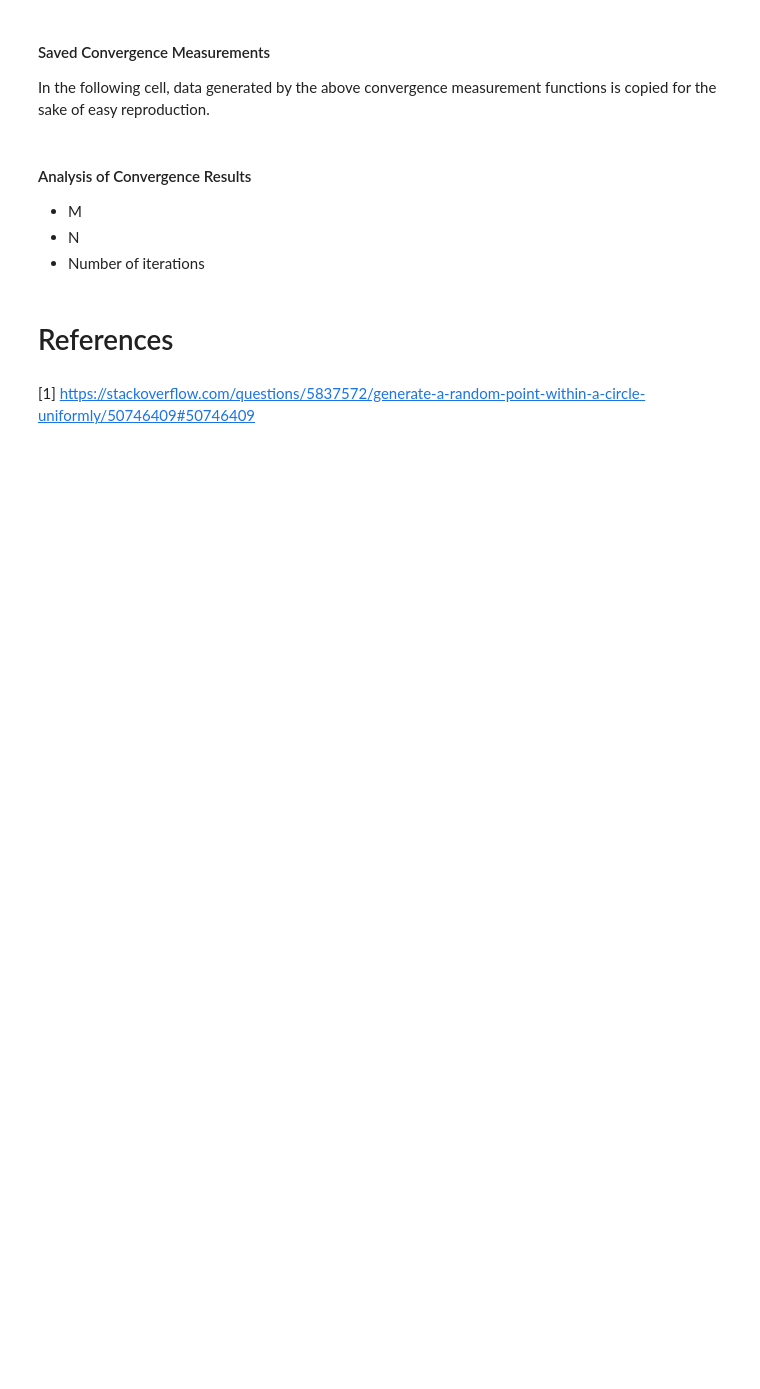
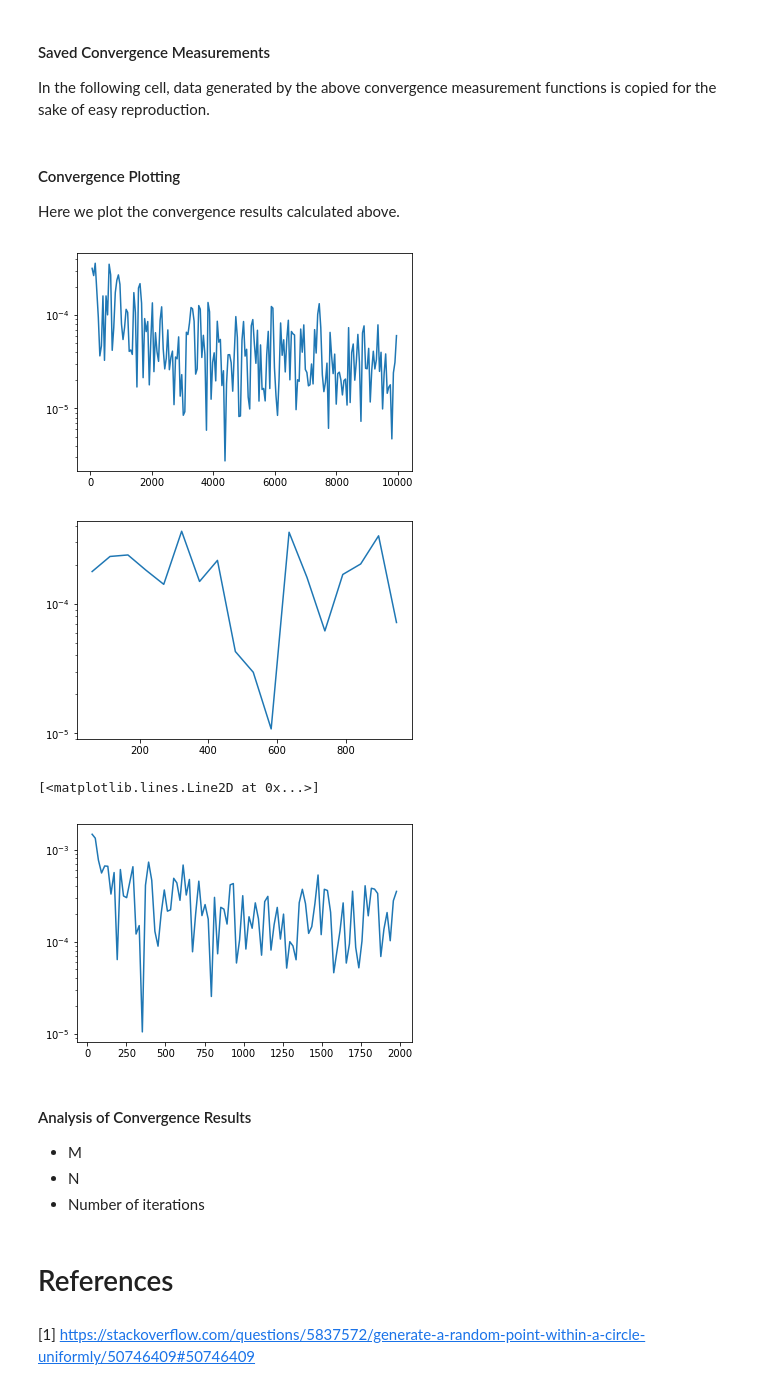
Before and after one commit to sheeshee/High-Performance-Computing-Coursework, a Jupyter notebook: Assignment 1/Assignment 1 Submission.ipynb, the cells around one changed output. Cells and saved outputs as stored; diff of their text form; code cells hidden in the pictures; blank space fills up the shorter version.

```diff
--- a/Assignment 1/Assignment 1 Submission.ipynb
+++ b/Assignment 1/Assignment 1 Submission.ipynb
@@ -1033,12 +1074,20 @@ iter_res_plot = np.array([0.0014643559651488715,
  0.00010248340568961104,
  0.00027829387219443656,
  0.0003513873878358266])
+# %% [markdown]
+#### Convergence Plotting
+Here we plot the convergence results calculated above.
 # %%
-plt.plot(N_space_plot, N_res_plot)
+plt.semilogy(N_space_plot, N_res_plot)
 plt.show()
-plt.plot(M_space_plot, M_res_plot)
+plt.semilogy(M_space_plot, M_res_plot)
 plt.show()
-plt.plot(iter_space_plot, iter_res_plot)
+plt.semilogy(iter_space_plot, iter_res_plot)
+# %% [output]
+[figure, added]
+[figure, added]
+[<matplotlib.lines.Line2D at 0x...>]
+[figure, added]
 # %% [markdown]
 #### Analysis of Convergence Results
 
```
Also changed, not shown: parts of 17 cells of this notebook.
